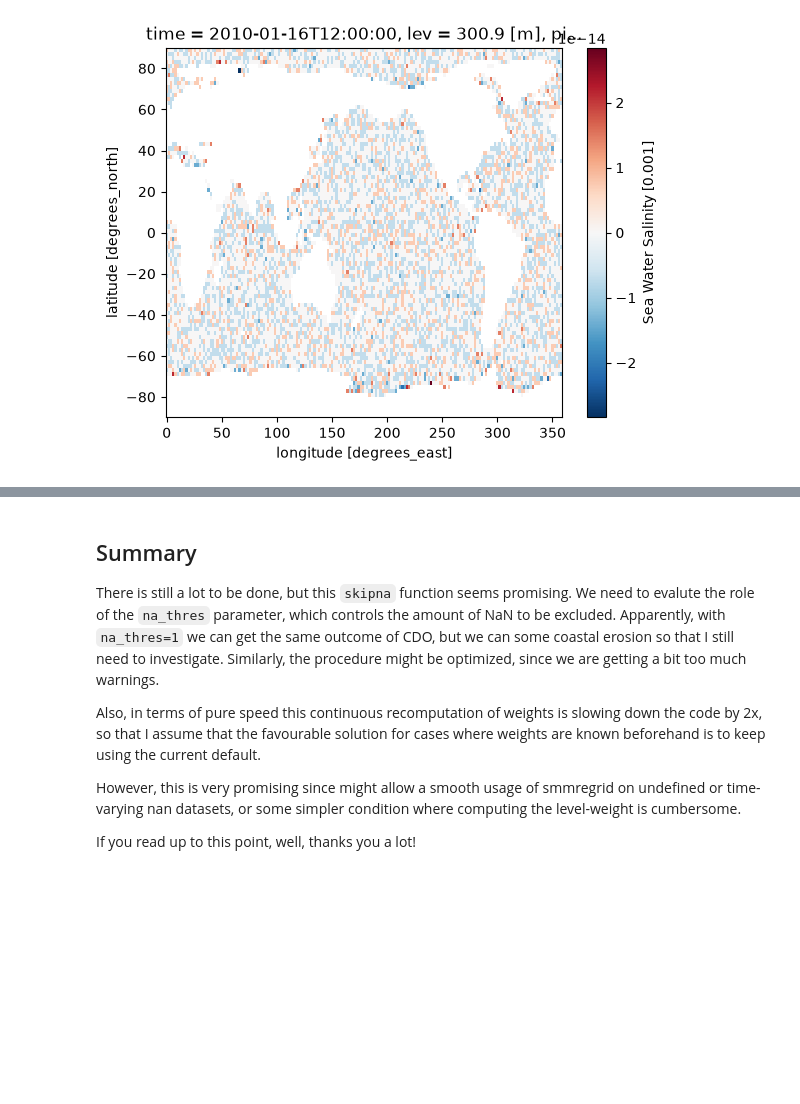
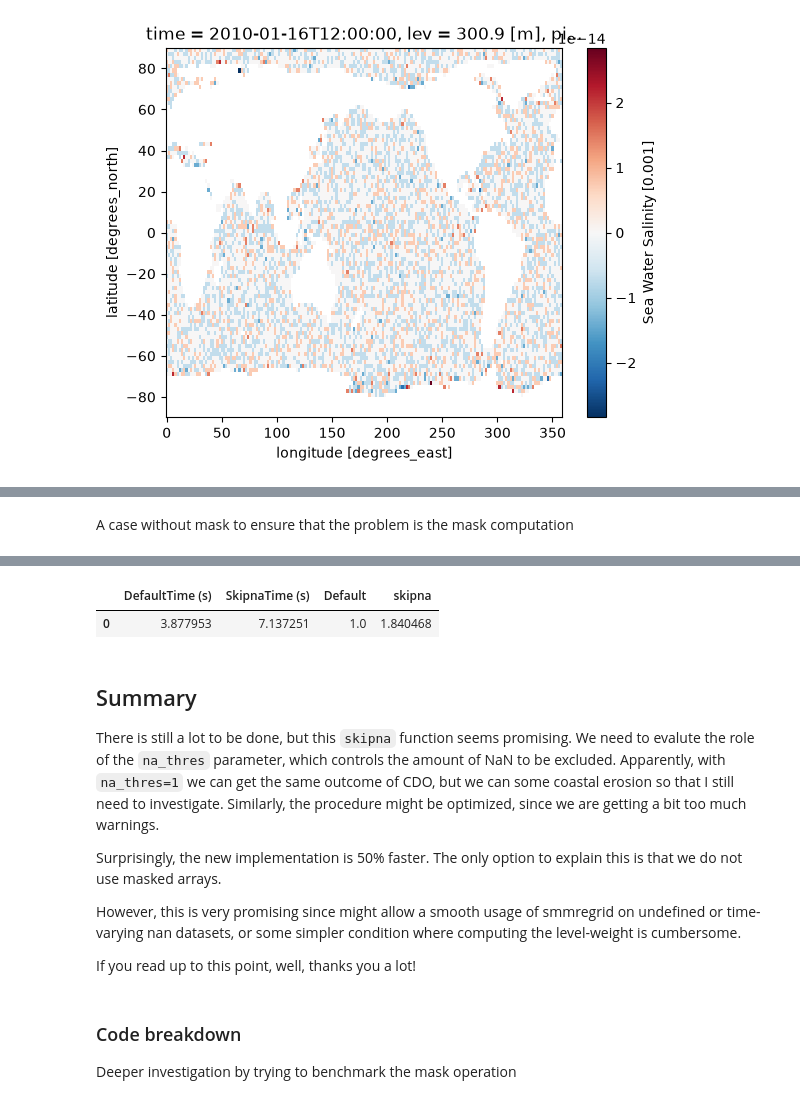
Before and after one commit to jhardenberg/smmregrid, a Jupyter notebook: skipna.ipynb, the cells around one changed output, grey strips where cells are left out. Cells and saved outputs as stored; diff of their text form; code cells hidden in the pictures; blank space fills up the shorter version.

```diff
--- a/skipna.ipynb
+++ b/skipna.ipynb
@@ -109,0 +112,16 @@ df
+# %% [markdown]
+A case without mask to ensure that the problem is the mask computation
+# %%
+import timeit
+import pandas as pd
+NR = 20
+regrid_default2 = Regridder(cfield, 'r180x90', loglevel=LOGLEVEL)
+default = regrid_default2.regrid(cfield)
+regrid_magic2 = Regridder(cfield, 'r180x90', loglevel=LOGLEVEL, skipna=True, na_thres=0.5)
+magic = regrid_magic2.regrid(cfield)
+one = timeit.timeit(lambda: regrid_default2.regrid(cfield)['ua'].values, number = NR)
+two = timeit.timeit(lambda: regrid_magic2.regrid(cfield)['ua'].values, number = NR)
+cnames = ['DefaultTime (s)', 'SkipnaTime (s)', 'Default', 'skipna']
+df = pd.DataFrame([[one, two, one/one, two/one]], columns = cnames)
+df
+# %% [output]
@@ -110,10 +145,15 @@ df
+|  | DefaultTime (s) | SkipnaTime (s) | Default | skipna |
+| 0 | 3.877953 | 7.137251 | 1.0 | 1.840468 |
 # %% [markdown]
 ## Summary
 
 There is still a lot to be done, but this `skipna` function seems promising. We need to evalute the role of the `na_thres` parameter, which controls the amount of NaN to be excluded. Apparently, with `na_thres=1` we can get the same outcome of CDO, but we can some coastal erosion so that I still need to investigate. Similarly, the procedure might be optimized, since we are getting a bit too much warnings.
 
-Also, in terms of pure speed this continuous recomputation of weights is slowing down the code by 2x, so that I assume that the favourable solution for cases where weights are known beforehand is to keep using the current default.
+Surprisingly, the new implementation is 50% faster. The only option to explain this is that we do not use masked arrays.
 
 However, this is very promising since might allow a smooth usage of smmregrid on undefined or time-varying nan datasets, or some simpler condition where computing the level-weight is cumbersome.
 
 If you read up to this point, well, thanks you a lot!
+# %% [markdown]
+### Code breakdown
+Deeper investigation by trying to benchmark the mask operation
```
Also changed, not shown: parts of 12 cells of this notebook.
